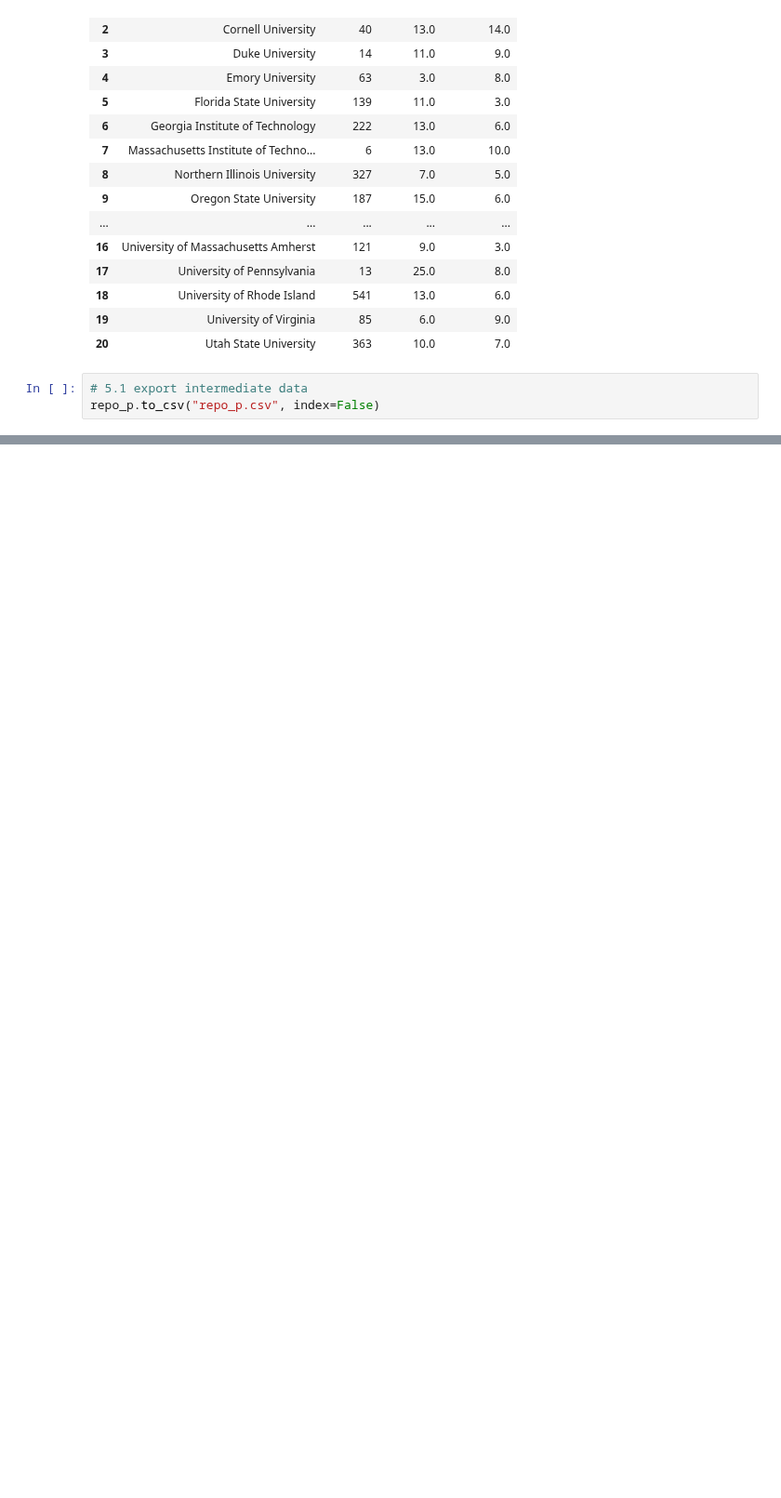
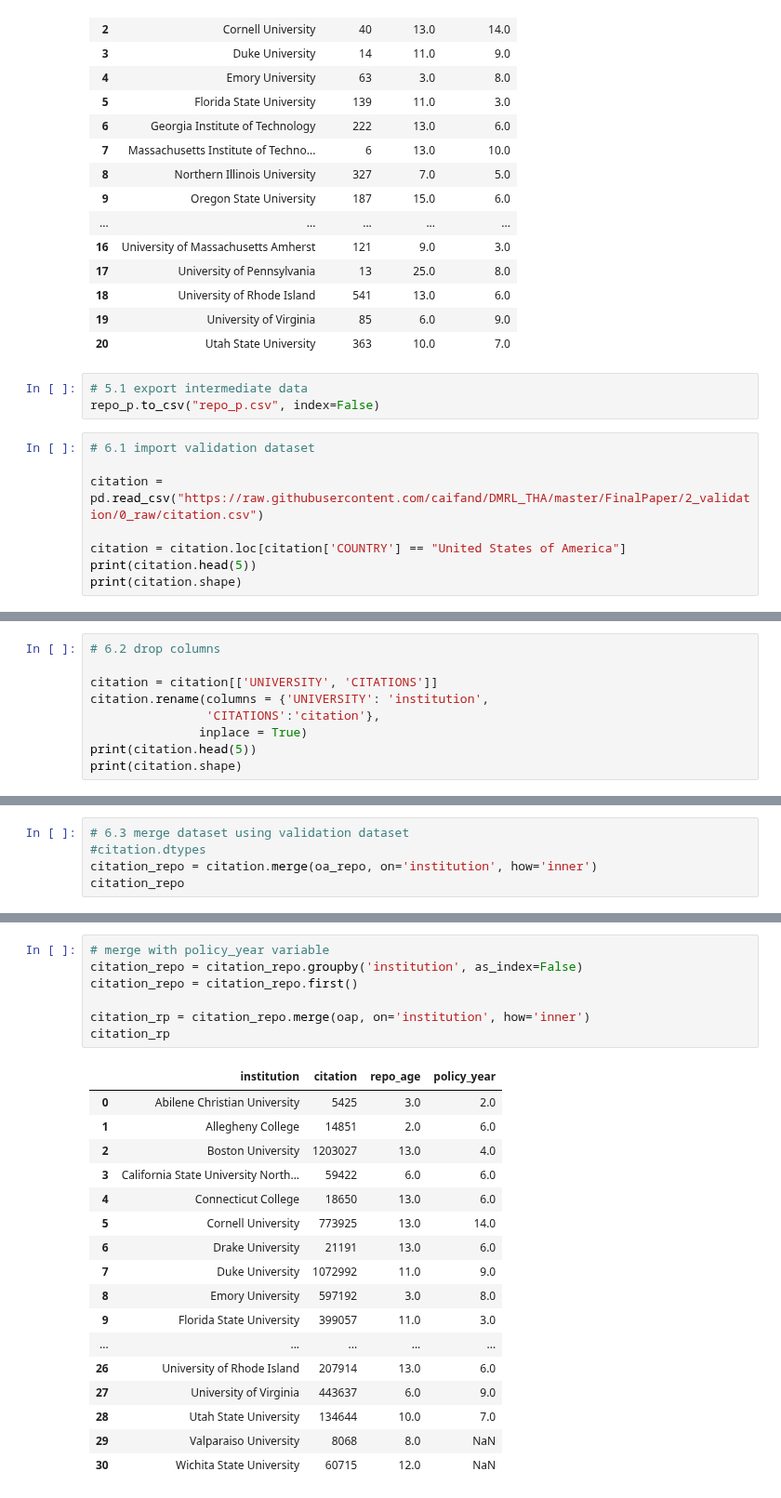
Before and after one commit to caifand/DMRL_THA, a Jupyter notebook: FinalPaper/0_data_preprocessing/1_code/preprocessing.ipynb, the cells around one changed output, grey strips where cells are left out. Shown at 93% size. Cells and saved outputs as stored; diff of their text form; blank space fills up the shorter version.

Commit message:
add validation data and workflow chart

```diff
--- a/FinalPaper/0_data_preprocessing/1_code/preprocessing.ipynb
+++ b/FinalPaper/0_data_preprocessing/1_code/preprocessing.ipynb
@@ -381,3 +381,11 @@ repo_p.dropna()
 # %%
 # 5.1 export intermediate data
 repo_p.to_csv("repo_p.csv", index=False)
+# %%
+# 6.1 import validation dataset
+
+citation = pd.read_csv("https://raw.githubusercontent.com/caifand/DMRL_THA/master/FinalPaper/2_validation/0_raw/citation.csv")
+
+citation = citation.loc[citation['COUNTRY'] == "United States of America"]
+print(citation.head(5))
+print(citation.shape)
@@ -383,0 +400,9 @@ repo_p.to_csv("repo_p.csv", index=False)
+# %%
+# 6.2 drop columns
+
+citation = citation[['UNIVERSITY', 'CITATIONS']]
+citation.rename(columns = {'UNIVERSITY': 'institution',
+                'CITATIONS':'citation'},
+               inplace = True)
+print(citation.head(5))
+print(citation.shape)
@@ -383,0 +417,5 @@ repo_p.to_csv("repo_p.csv", index=False)
+# %%
+# 6.3 merge dataset using validation dataset
+#citation.dtypes
+citation_repo = citation.merge(oa_repo, on='institution', how='inner')
+citation_repo
@@ -383,0 +441,25 @@ repo_p.to_csv("repo_p.csv", index=False)
+# %%
+# merge with policy_year variable
+citation_repo = citation_repo.groupby('institution', as_index=False)
+citation_repo = citation_repo.first()
+
+citation_rp = citation_repo.merge(oap, on='institution', how='inner')
+citation_rp
+# %% [output]
+|  | institution | citation | repo_age | policy_year |
+| 0 | Abilene Christian University | 5425 | 3.0 | 2.0 |
+| 1 | Allegheny College | 14851 | 2.0 | 6.0 |
+| 2 | Boston University | 1203027 | 13.0 | 4.0 |
+| 3 | California State University North... | 59422 | 6.0 | 6.0 |
+| 4 | Connecticut College | 18650 | 13.0 | 6.0 |
+| 5 | Cornell University | 773925 | 13.0 | 14.0 |
+| 6 | Drake University | 21191 | 13.0 | 6.0 |
+| 7 | Duke University | 1072992 | 11.0 | 9.0 |
+| 8 | Emory University | 597192 | 3.0 | 8.0 |
+| 9 | Florida State University | 399057 | 11.0 | 3.0 |
+| ... | ... | ... | ... | ... |
+| 26 | University of Rhode Island | 207914 | 13.0 | 6.0 |
+| 27 | University of Virginia | 443637 | 6.0 | 9.0 |
+| 28 | Utah State University | 134644 | 10.0 | 7.0 |
+| 29 | Valparaiso University | 8068 | 8.0 | NaN |
+| 30 | Wichita State University | 60715 | 12.0 | NaN |
```
Also changed, not shown: parts of 5 cells of this notebook, 8 other files.
